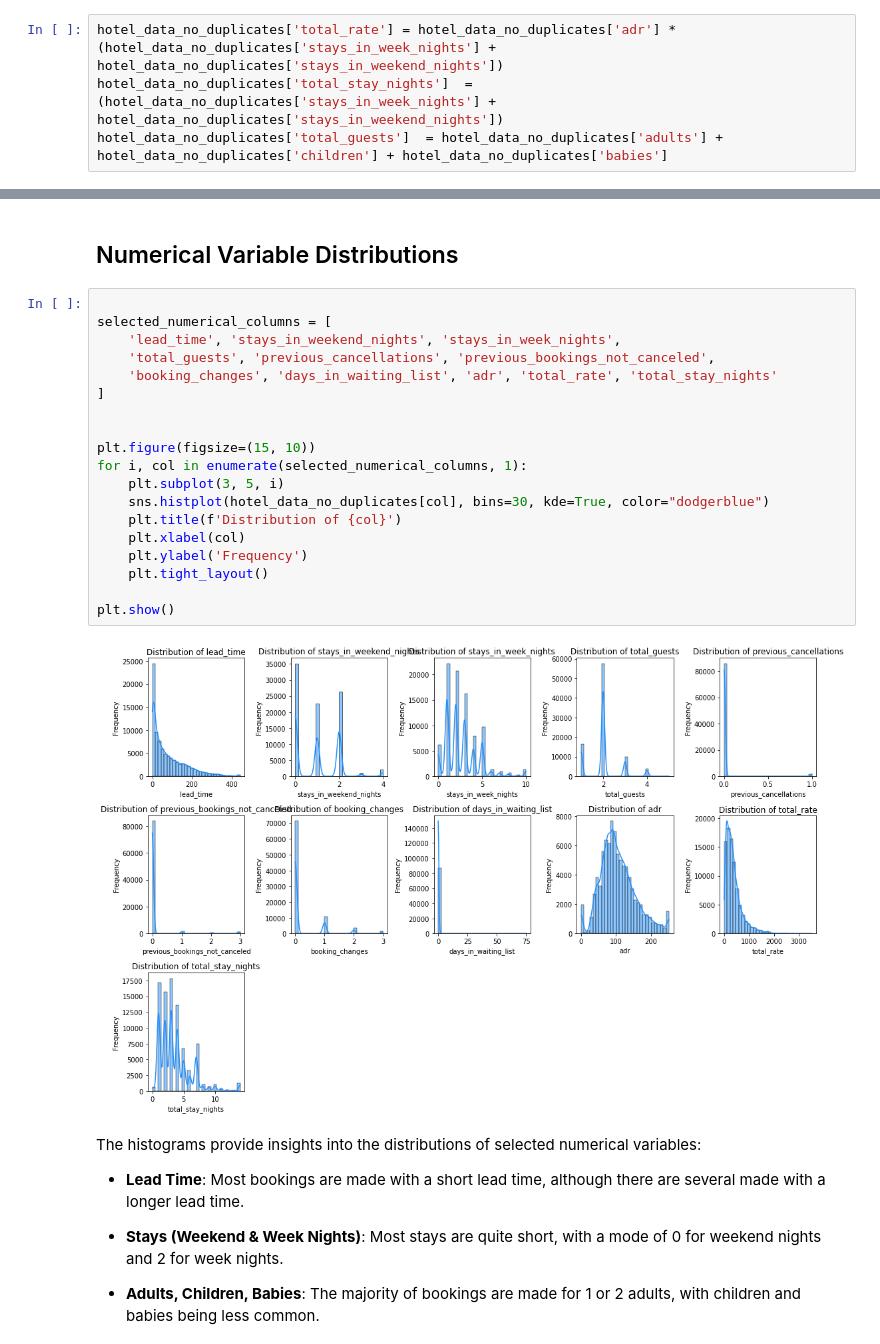
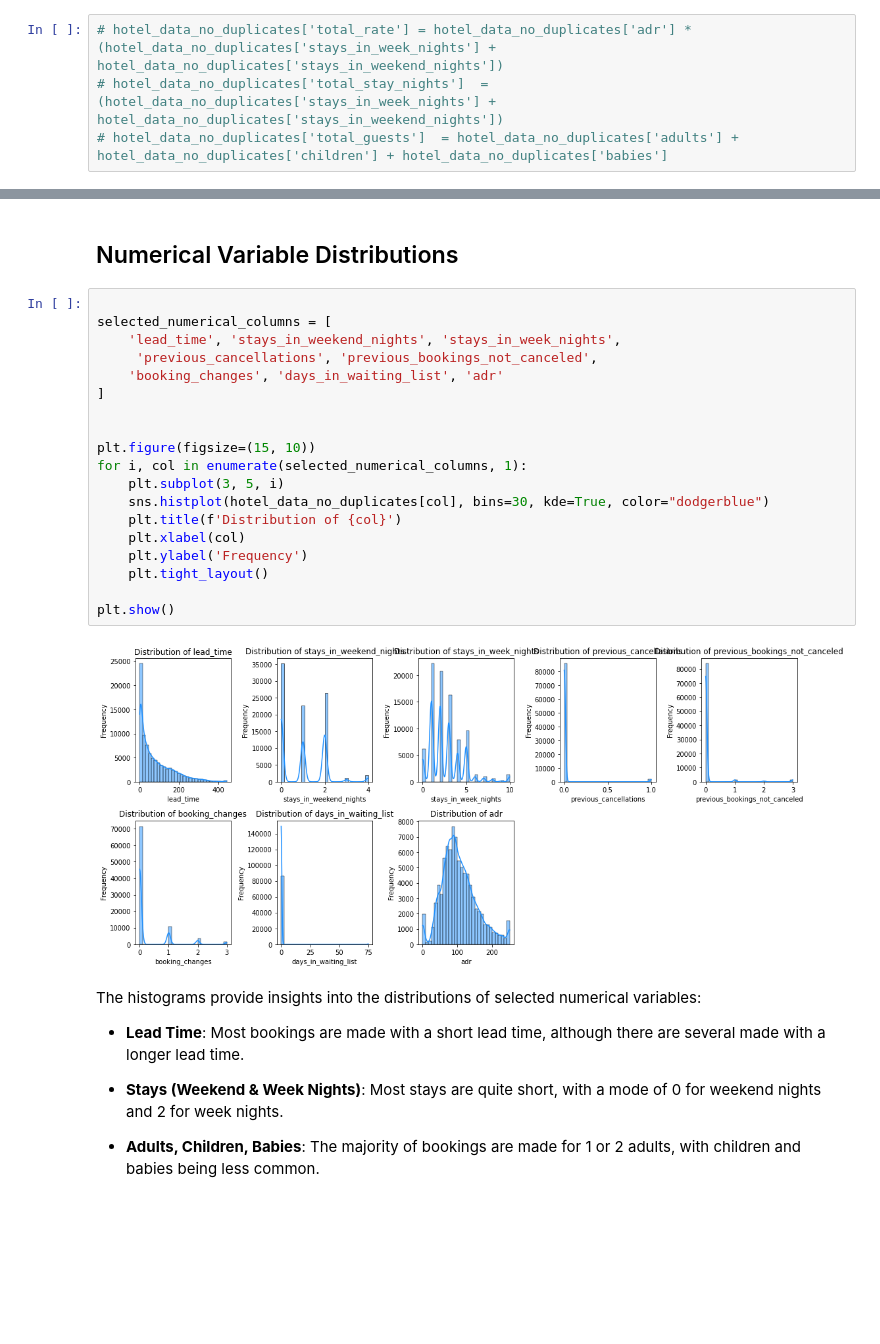
Before and after one commit to dooinn/hotel_cancellation_prediction, a Jupyter notebook: 1_classification_prediction_analysis.ipynb, the cells around one changed output, grey strips where cells are left out. Drawn from its saved outputs; the diff is of its cells as text; blank space fills up the shorter version.

```diff
--- a/1_classification_prediction_analysis.ipynb
+++ b/1_classification_prediction_analysis.ipynb
@@ -267,6 +267,6 @@ hotel_data_no_duplicates.duplicated().sum()
 ## Add New columns
 we will add total rate and total stay nights
 # %%
-hotel_data_no_duplicates['total_rate'] = hotel_data_no_duplicates['adr'] * (hotel_data_no_duplicates['stays_in_week_nights'] + hotel_data_no_duplicates['stays_in_weekend_nights'])
-hotel_data_no_duplicates['total_stay_nights']  = (hotel_data_no_duplicates['stays_in_week_nights'] + hotel_data_no_duplicates['stays_in_weekend_nights'])
-hotel_data_no_duplicates['total_guests']  = hotel_data_no_duplicates['adults'] + hotel_data_no_duplicates['children'] + hotel_data_no_duplicates['babies']
+# hotel_data_no_duplicates['total_rate'] = hotel_data_no_duplicates['adr'] * (hotel_data_no_duplicates['stays_in_week_nights'] + hotel_data_no_duplicates['stays_in_weekend_nights'])
+# hotel_data_no_duplicates['total_stay_nights']  = (hotel_data_no_duplicates['stays_in_week_nights'] + hotel_data_no_duplicates['stays_in_weekend_nights'])
+# hotel_data_no_duplicates['total_guests']  = hotel_data_no_duplicates['adults'] + hotel_data_no_duplicates['children'] + hotel_data_no_duplicates['babies']
@@ -345,24 +329,24 @@ This indicates a somewhat imbalanced dataset, with more instances of non-cancell
 # %%
 
 selected_numerical_columns = [
     'lead_time', 'stays_in_weekend_nights', 'stays_in_week_nights',
-    'total_guests', 'previous_cancellations', 'previous_bookings_not_canceled',
-    'booking_changes', 'days_in_waiting_list', 'adr', 'total_rate', 'total_stay_nights'
+     'previous_cancellations', 'previous_bookings_not_canceled',
+    'booking_changes', 'days_in_waiting_list', 'adr'
 ]
 
 
 plt.figure(figsize=(15, 10))
 for i, col in enumerate(selected_numerical_columns, 1):
     plt.subplot(3, 5, i)
     sns.histplot(hotel_data_no_duplicates[col], bins=30, kde=True, color="dodgerblue")
     plt.title(f'Distribution of {col}')
     plt.xlabel(col)
     plt.ylabel('Frequency')
     plt.tight_layout()
 
 plt.show()
 # %% [output]
-[figure, old version]
+[figure, new version]
 # %% [markdown]
 The histograms provide insights into the distributions of selected numerical variables:
 
```
Also changed, not shown: parts of 30 cells of this notebook, 22 other files.
